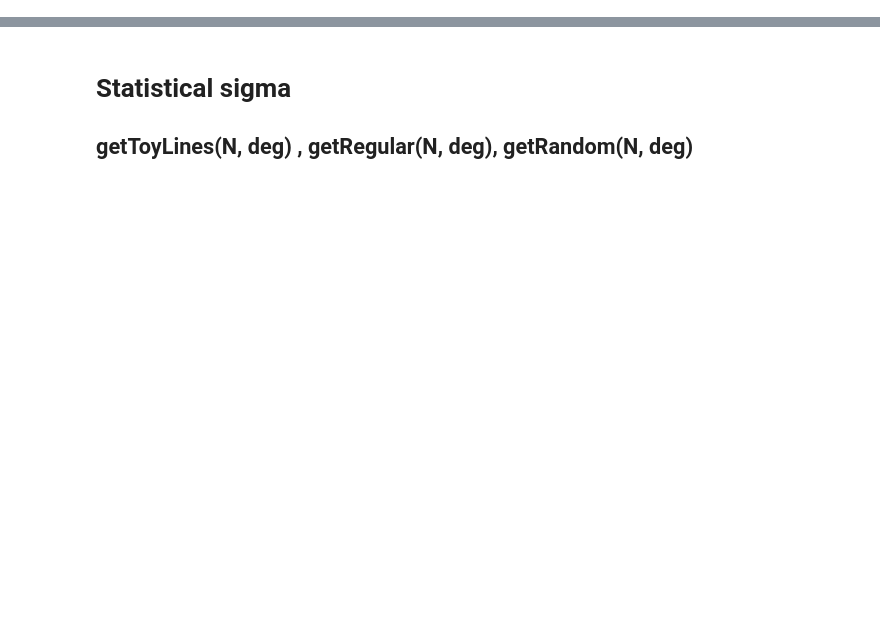
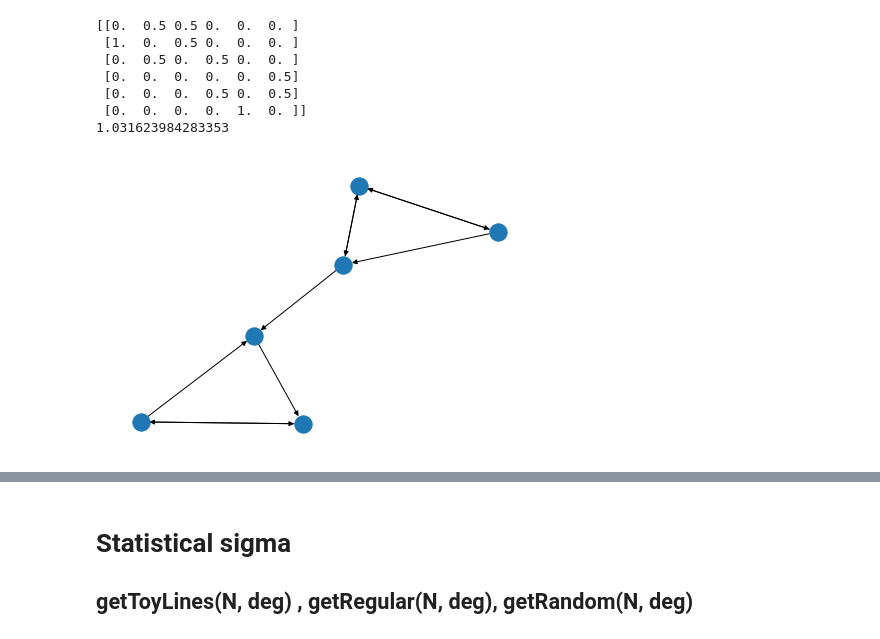
Before and after one commit to IsisChameleon/NetworkSyncCapstone, a Jupyter notebook: toyModels.ipynb, the cells around one changed output, grey strips where cells are left out. Cells and saved outputs as stored; diff of their text form; code cells hidden in the pictures; blank space fills up the shorter version.

```diff
--- a/toyModels.ipynb
+++ b/toyModels.ipynb
@@ -140,0 +193,21 @@ N=100
+# %%
+import copy
+g2 = copy.deepcopy(g)
+
+g2.add_edge(2, 3, weight=1)
+g2 = makeColumnStochastic(g2, with_random_weights_initialization=False)
+
+nx.draw_kamada_kawai(g2)
+
+print(nx.to_numpy_array(g2))
+
+print(continuousSigma2Analytical(g2))
+# %% [output]
+[[0.  0.5 0.5 0.  0.  0. ]
+ [1.  0.  0.5 0.  0.  0. ]
+ [0.  0.5 0.  0.5 0.  0. ]
+ [0.  0.  0.  0.  0.  0.5]
+ [0.  0.  0.  0.5 0.  0.5]
+ [0.  0.  0.  0.  1.  0. ]]
+1.031623984283353
+[figure, added]
```
Also changed, not shown: parts of 15 cells of this notebook, 1 other file.
